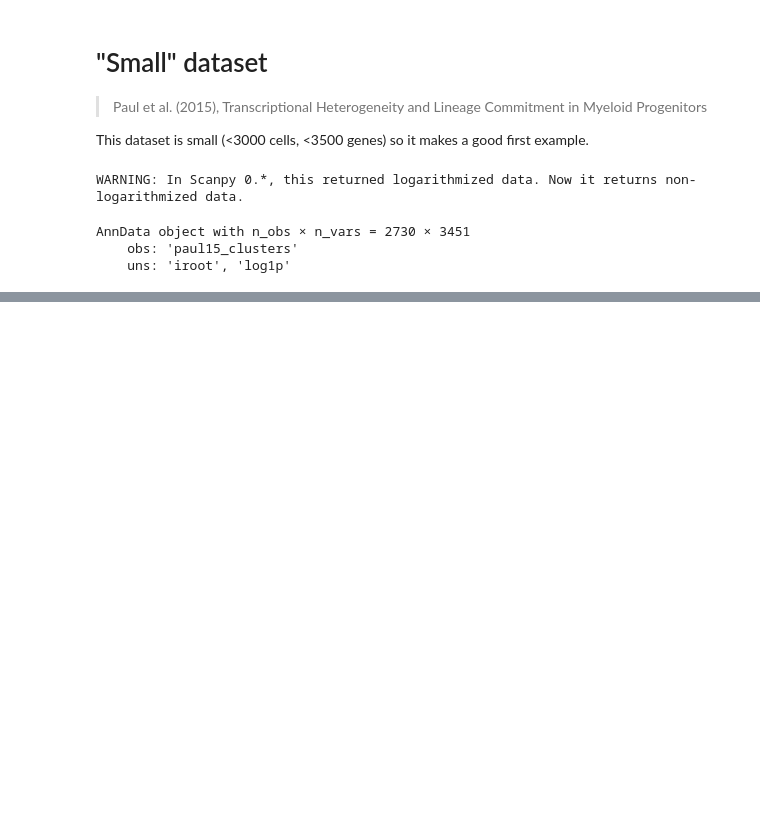
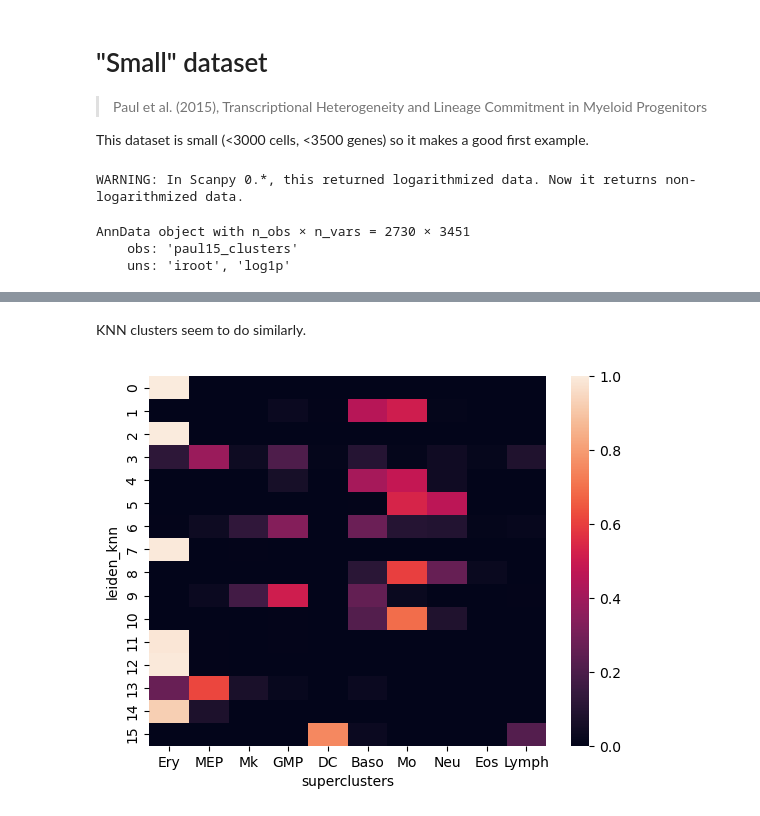
Before and after one commit to BaileyAndrew/GmGM-python, a Jupyter notebook: examples/example.ipynb, the cells around one changed output, grey strips where cells are left out. Cells and saved outputs as stored; diff of their text form; code cells hidden in the pictures; blank space fills up the shorter version.

```diff
--- a/examples/example.ipynb
+++ b/examples/example.ipynb
@@ -56,0 +223,11 @@ TypeError: unsupported operand type(s) for |: 'type' and 'type'
+# %% [markdown]
+KNN clusters seem to do similarly.
+# %%
+cmtx = sc.metrics.confusion_matrix(
+    paul15.obs['leiden_knn'],
+    paul15.obs['superclusters'],
+)
+sns.heatmap(cmtx, annot=False)
+pass
+# %% [output]
+[figure, added]
```
Also changed, not shown: parts of 31 cells of this notebook.
